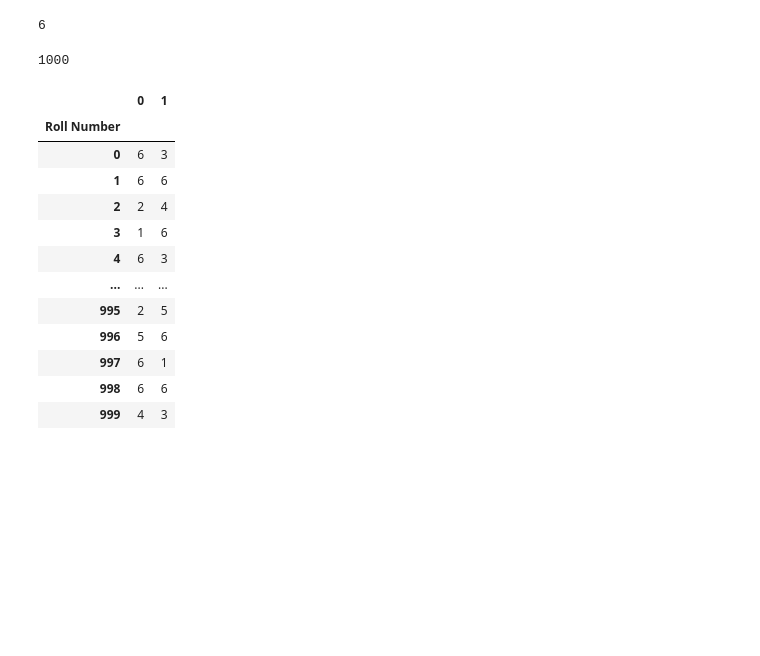
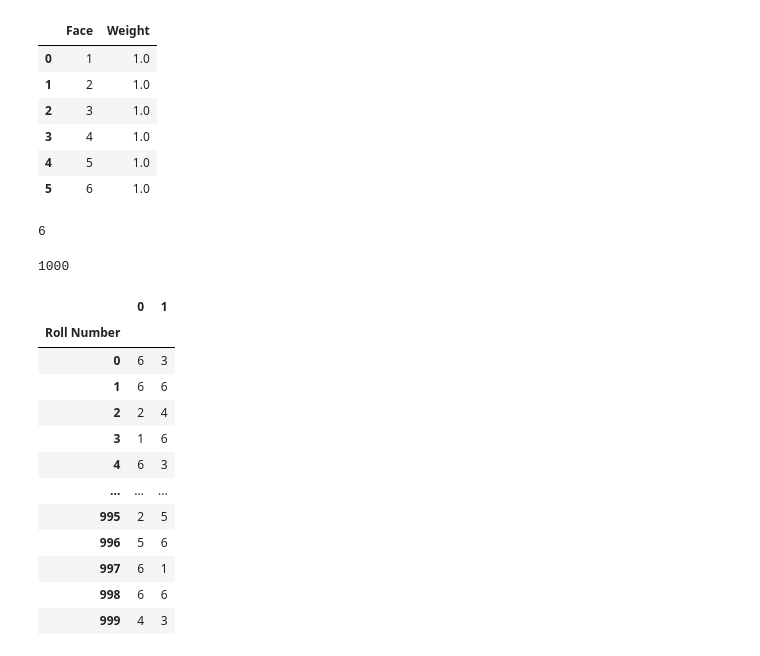
Before and after one commit to ballard11/DS5100-2022-08-O, a Jupyter notebook: final-project-info/MonteCarlo-Main.ipynb, the cells around one changed output. Cells and saved outputs as stored; diff of their text form; code cells hidden in the pictures; blank space fills up the shorter version.

```diff
--- a/final-project-info/MonteCarlo-Main.ipynb
+++ b/final-project-info/MonteCarlo-Main.ipynb
@@ -142,6 +142,19 @@ testdie6 = Die(sixsided)
 testdielist = [testdie1,testdie2]
 
 testgame = Game(testdielist)
+# %%
+sixsided = [1,2,3,4,5,6]
+testdie = Die(sixsided)
+testdie.roll_die(5)
+testdie.show()
+# %% [output]
+|  | Face | Weight |
+| 0 | 1 | 1.0 |
+| 1 | 2 | 1.0 |
+| 2 | 3 | 1.0 |
+| 3 | 4 | 1.0 |
+| 4 | 5 | 1.0 |
+| 5 | 6 | 1.0 |
 # %%
 testdie1.roll_die(2)
 len(testdie1.roll_die(2))
```
Also changed, not shown: parts of 4 cells of this notebook, 3 other files.
